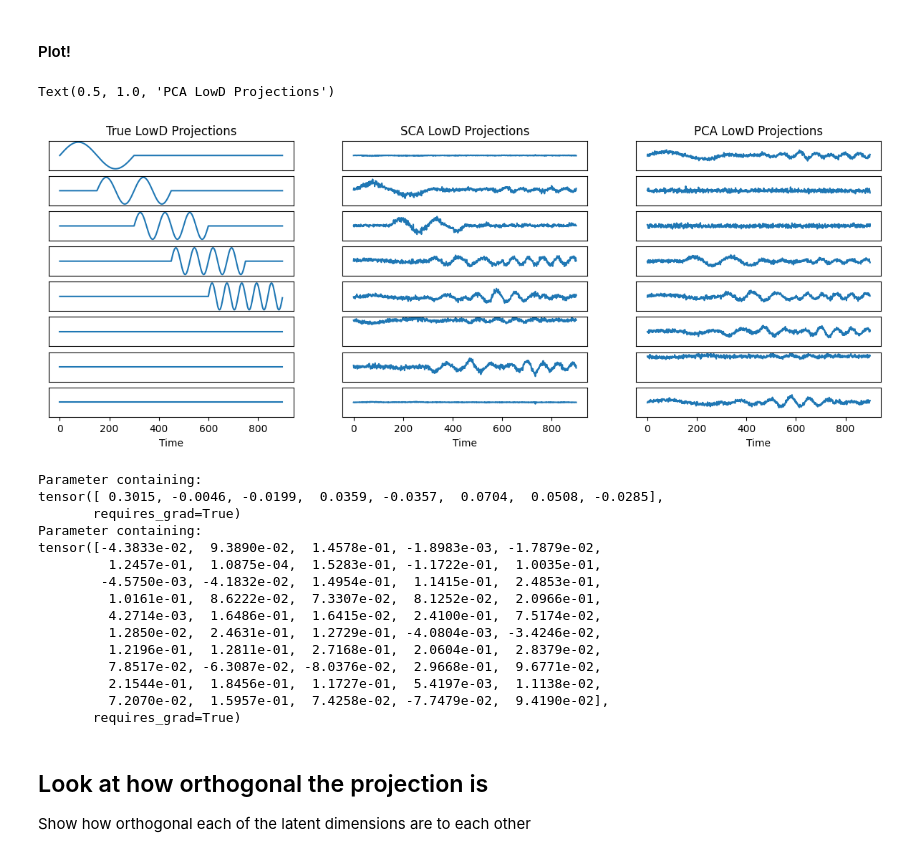
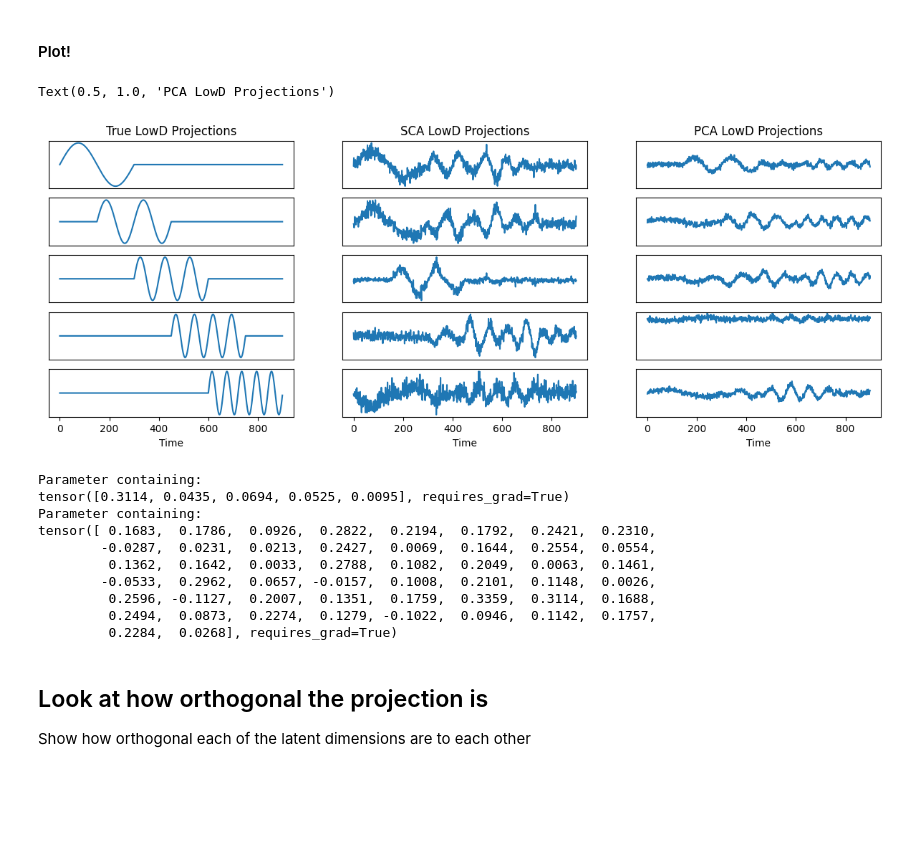
Before and after one commit to dyu222/sca, a Jupyter notebook: notebooks/Derek_5pop_dropout.ipynb, the cells around one changed output. Cells and saved outputs as stored; diff of their text form; code cells hidden in the pictures; blank space fills up the shorter version.

```diff
--- a/notebooks/Derek_5pop_dropout.ipynb
+++ b/notebooks/Derek_5pop_dropout.ipynb
@@ -157,7 +158,7 @@ X = np.copy(X_spikes)
 # Set required model parameters
 # %%
 #Number of dimensions in the low-D model you're fitting
-n_components=8
+n_components=5
 # %% [markdown]
 # Set some optional model parameters
 # %% [markdown]
@@ -215,7 +216,7 @@ We show options for running SCA below (with and without optional parameters).
 # sca=SCA(n_components=n_components,orth=orth, lam_sparse=lam_sparse, lam_orthog=lam_orthog, lr=lr,n_epochs=n_epochs, init=init)
 
 # TODO: add scalar * the lam values = the same value as the coordinated dropout rate
-sca=SCA(poisson=True,n_components=n_components,orth=orth, lam_sparse=0.1, lam_orthog=150, lr=1e-3,n_epochs=n_epochs, init=init)
+sca=SCA(poisson=True,n_components=n_components,orth=orth, lam_sparse=0.15, lam_orthog=150, lr=1e-3,n_epochs=n_epochs, init=init)
 
 
 #Fit the model and get the low dimensional representation
@@ -309,55 +309,50 @@ for i in range(n_components):
     plt.subplot(n_components,3,3*i+2)
     plt.plot(sca_latent[:,sca_order[i]])
 
-    plt.ylim([-4.1, 4.1])
+    # plt.ylim([-4.1, 4.1])
     plt.yticks([])
     if i<n_components-1:
         plt.xticks([])
     else:
         plt.xlabel('Time')
 
     # Plot PCA results
     plt.subplot(n_components,3,3*i+3)
     plt.plot(pca_latent[:,pca_order[i]])
 
     plt.ylim([-31.1, 31.1])
     plt.yticks([])
     if i<n_components-1:
         plt.xticks([])
     else:
         plt.xlabel('Time')
 
 #Titles
 plt.subplot(n_components,3,1)
 plt.title('True LowD Projections')
 
 plt.subplot(n_components,3,2)
 plt.title('SCA LowD Projections')
 
 plt.subplot(n_components,3,3)
 plt.title('PCA LowD Projections')
 # %% [output]
 Text(0.5, 1.0, 'PCA LowD Projections')
-[figure, old version]
+[figure, new version]
 # %%
 print(sca.model.fc1.bias)
 print(sca.model.fc0.bias)
 # %% [output]
 Parameter containing:
-tensor([ 0.3015, -0.0046, -0.0199,  0.0359, -0.0357,  0.0704,  0.0508, -0.0285],
-       requires_grad=True)
+tensor([0.3114, 0.0435, 0.0694, 0.0525, 0.0095], requires_grad=True)
 Parameter containing:
-tensor([-4.3833e-02,  9.3890e-02,  1.4578e-01, -1.8983e-03, -1.7879e-02,
-         1.2457e-01,  1.0875e-04,  1.5283e-01, -1.1722e-01,  1.0035e-01,
-        -4.5750e-03, -4.1832e-02,  1.4954e-01,  1.1415e-01,  2.4853e-01,
-         1.0161e-01,  8.6222e-02,  7.3307e-02,  8.1252e-02,  2.0966e-01,
-         4.2714e-03,  1.6486e-01,  1.6415e-02,  2.4100e-01,  7.5174e-02,
-         1.2850e-02,  2.4631e-01,  1.2729e-01, -4.0804e-03, -3.4246e-02,
-         1.2196e-01,  1.2811e-01,  2.7168e-01,  2.0604e-01,  2.8379e-02,
-         7.8517e-02, -6.3087e-02, -8.0376e-02,  2.9668e-01,  9.6771e-02,
-         2.1544e-01,  1.8456e-01,  1.1727e-01,  5.4197e-03,  1.1138e-02,
-         7.2070e-02,  1.5957e-01,  7.4258e-02, -7.7479e-02,  9.4190e-02],
-       requires_grad=True)
+tensor([ 0.1683,  0.1786,  0.0926,  0.2822,  0.2194,  0.1792,  0.2421,  0.2310,
+        -0.0287,  0.0231,  0.0213,  0.2427,  0.0069,  0.1644,  0.2554,  0.0554,
+         0.1362,  0.1642,  0.0033,  0.2788,  0.1082,  0.2049,  0.0063,  0.1461,
+        -0.0533,  0.2962,  0.0657, -0.0157,  0.1008,  0.2101,  0.1148,  0.0026,
+         0.2596, -0.1127,  0.2007,  0.1351,  0.1759,  0.3359,  0.3114,  0.1688,
+         0.2494,  0.0873,  0.2274,  0.1279, -0.1022,  0.0946,  0.1142,  0.1757,
+         0.2284,  0.0268], requires_grad=True)
 # %% [markdown]
 ## Look at how orthogonal the projection is
 Show how orthogonal each of the latent dimensions are to each other
```
Also changed, not shown: parts of 9 cells of this notebook, 2 other files.
